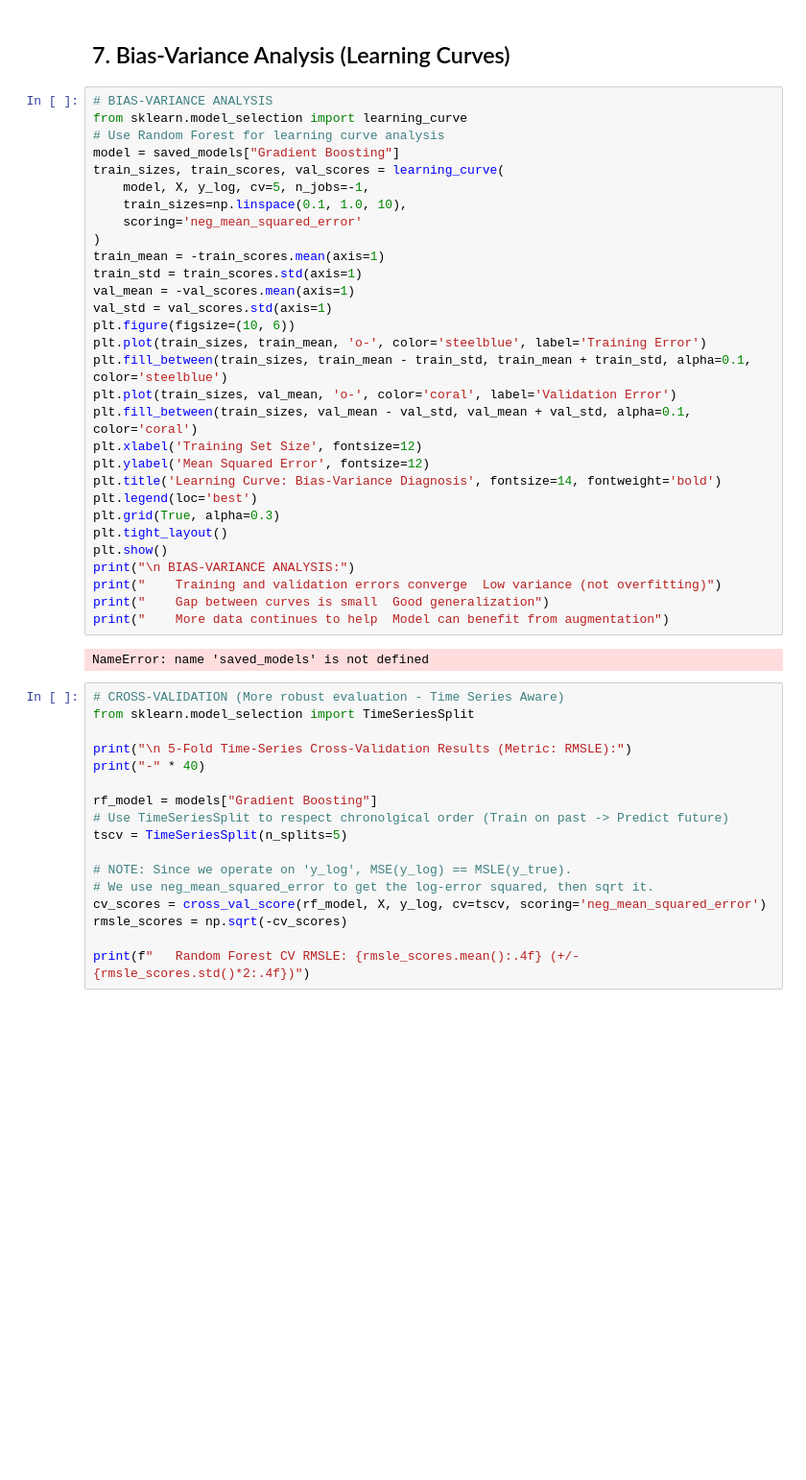
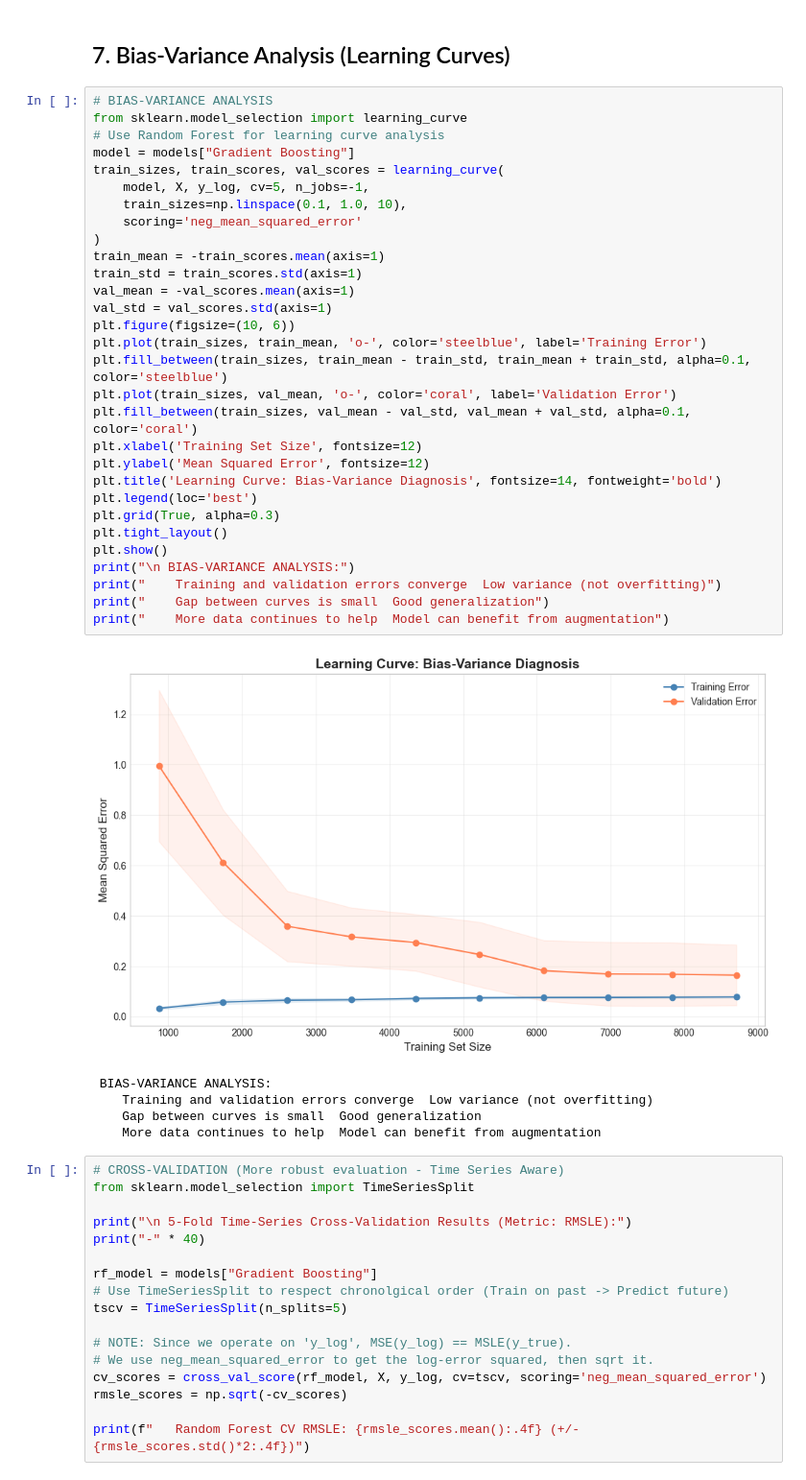
Before and after one commit to Chin-Wee/Bike-Sharing-Demand-Kaggle, a Jupyter notebook: Report.ipynb, the cells around one changed output. Shown at 96% size. Saved outputs shown, nothing was run; the diff lists cells and outputs as text; blank space fills up the shorter version.

```diff
--- a/Report.ipynb
+++ b/Report.ipynb
@@ -438,35 +435,39 @@ print(f"\n Best Model: {best_model_name} (RMSLE = {results[best_model_name]:.5f}
 # %%
 # BIAS-VARIANCE ANALYSIS
 from sklearn.model_selection import learning_curve
 # Use Random Forest for learning curve analysis
-model = saved_models["Gradient Boosting"]
+model = models["Gradient Boosting"]
 train_sizes, train_scores, val_scores = learning_curve(
     model, X, y_log, cv=5, n_jobs=-1,
     train_sizes=np.linspace(0.1, 1.0, 10),
     scoring='neg_mean_squared_error'
 )
 train_mean = -train_scores.mean(axis=1)
 train_std = train_scores.std(axis=1)
 val_mean = -val_scores.mean(axis=1)
 val_std = val_scores.std(axis=1)
 plt.figure(figsize=(10, 6))
 plt.plot(train_sizes, train_mean, 'o-', color='steelblue', label='Training Error')
 plt.fill_between(train_sizes, train_mean - train_std, train_mean + train_std, alpha=0.1, color='steelblue')
 plt.plot(train_sizes, val_mean, 'o-', color='coral', label='Validation Error')
 plt.fill_between(train_sizes, val_mean - val_std, val_mean + val_std, alpha=0.1, color='coral')
 plt.xlabel('Training Set Size', fontsize=12)
 plt.ylabel('Mean Squared Error', fontsize=12)
 plt.title('Learning Curve: Bias-Variance Diagnosis', fontsize=14, fontweight='bold')
 plt.legend(loc='best')
 plt.grid(True, alpha=0.3)
 plt.tight_layout()
 plt.show()
 print("\n BIAS-VARIANCE ANALYSIS:")
 print("    Training and validation errors converge  Low variance (not overfitting)")
 print("    Gap between curves is small  Good generalization")
 print("    More data continues to help  Model can benefit from augmentation")
 # %% [output]
+[figure, added]
-NameError: name 'saved_models' is not defined
+ BIAS-VARIANCE ANALYSIS:
+    Training and validation errors converge  Low variance (not overfitting)
+    Gap between curves is small  Good generalization
+    More data continues to help  Model can benefit from augmentation
 # %%
 # CROSS-VALIDATION (More robust evaluation - Time Series Aware)
 from sklearn.model_selection import TimeSeriesSplit
```
Also changed, not shown: parts of 1 cell of this notebook, 1 other file.
